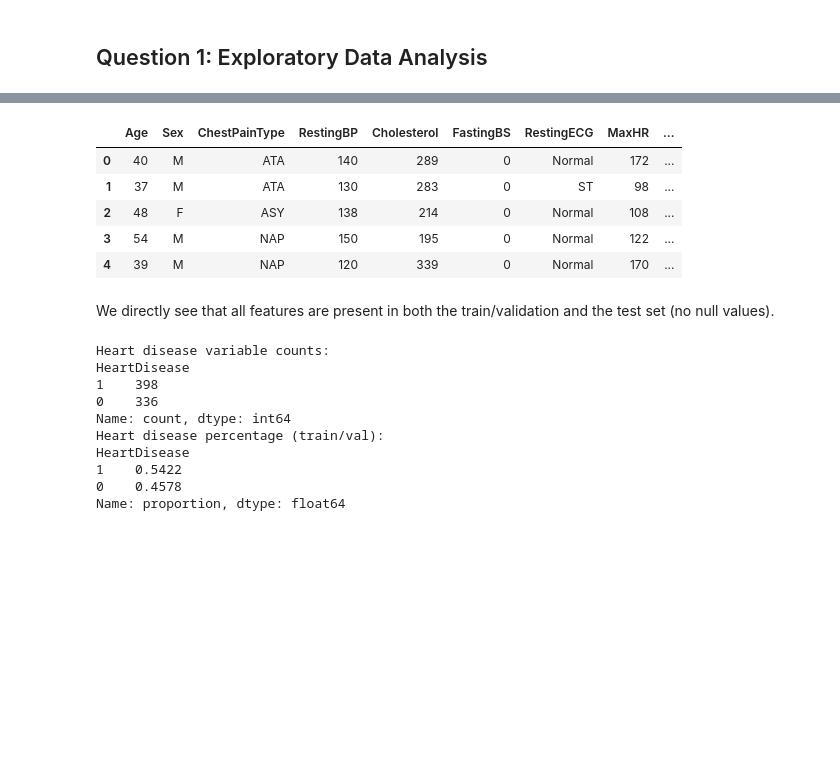
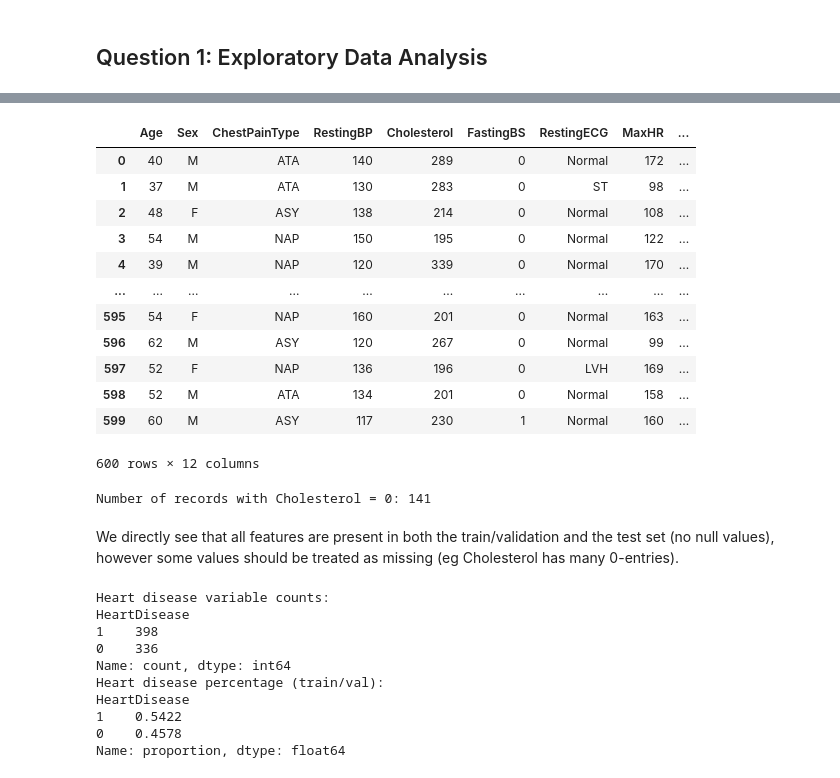
Before and after one commit to yannikc/ML4H_project2, a Jupyter notebook: heart_disease_prediction_q1.ipynb, the cells around one changed output, grey strips where cells are left out. Cells and saved outputs as stored; diff of their text form; code cells hidden in the pictures; blank space fills up the shorter version.

```diff
--- a/heart_disease_prediction_q1.ipynb
+++ b/heart_disease_prediction_q1.ipynb
@@ -36,16 +36,28 @@ Data columns (total 12 columns):
 dtypes: float64(1), int64(6), object(5)
 memory usage: 17.4+ KB
 # %%
-train_df.head()
+train_df.head(600)
 # %% [output]
 |  | Age | Sex | ChestPainType | RestingBP | Cholesterol | FastingBS | RestingECG | MaxHR | ... |
 | 0 | 40 | M | ATA | 140 | 289 | 0 | Normal | 172 | ... |
 | 1 | 37 | M | ATA | 130 | 283 | 0 | ST | 98 | ... |
 | 2 | 48 | F | ASY | 138 | 214 | 0 | Normal | 108 | ... |
 | 3 | 54 | M | NAP | 150 | 195 | 0 | Normal | 122 | ... |
 | 4 | 39 | M | NAP | 120 | 339 | 0 | Normal | 170 | ... |
+| ... | ... | ... | ... | ... | ... | ... | ... | ... | ... |
+| 595 | 54 | F | NAP | 160 | 201 | 0 | Normal | 163 | ... |
+| 596 | 62 | M | ASY | 120 | 267 | 0 | Normal | 99 | ... |
+| 597 | 52 | F | NAP | 136 | 196 | 0 | LVH | 169 | ... |
+| 598 | 52 | M | ATA | 134 | 201 | 0 | Normal | 158 | ... |
+| 599 | 60 | M | ASY | 117 | 230 | 1 | Normal | 160 | ... |
+600 rows × 12 columns
+# %%
+cholesterol_zero_count = train_df[train_df['Cholesterol'] == 0].shape[0]
+print(f"Number of records with Cholesterol = 0: {cholesterol_zero_count}")
+# %% [output]
+Number of records with Cholesterol = 0: 141
 # %% [markdown]
-We directly see that all features are present in both the train/validation and the test set (no null values).
+We directly see that all features are present in both the train/validation and the test set (no null values), however some values should be treated as missing (eg Cholesterol has many 0-entries).
 # %%
 print(f"Heart disease variable counts:\n{train_df['HeartDisease'].value_counts()}")
 print(f"Heart disease percentage (train/val):\n{train_df['HeartDisease'].value_counts(normalize=True).round(4)}")
```
Also changed, not shown: parts of 1 cell of this notebook, 3 other files.
